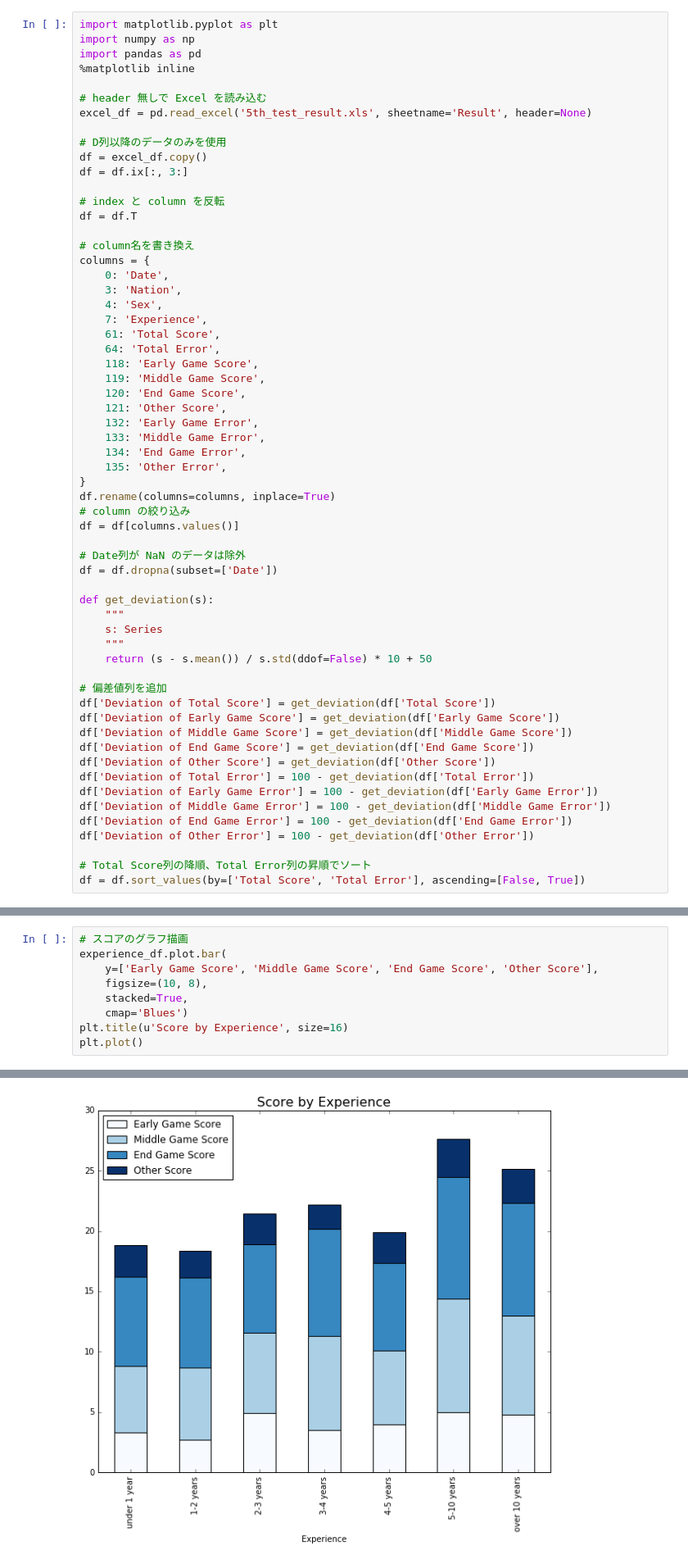
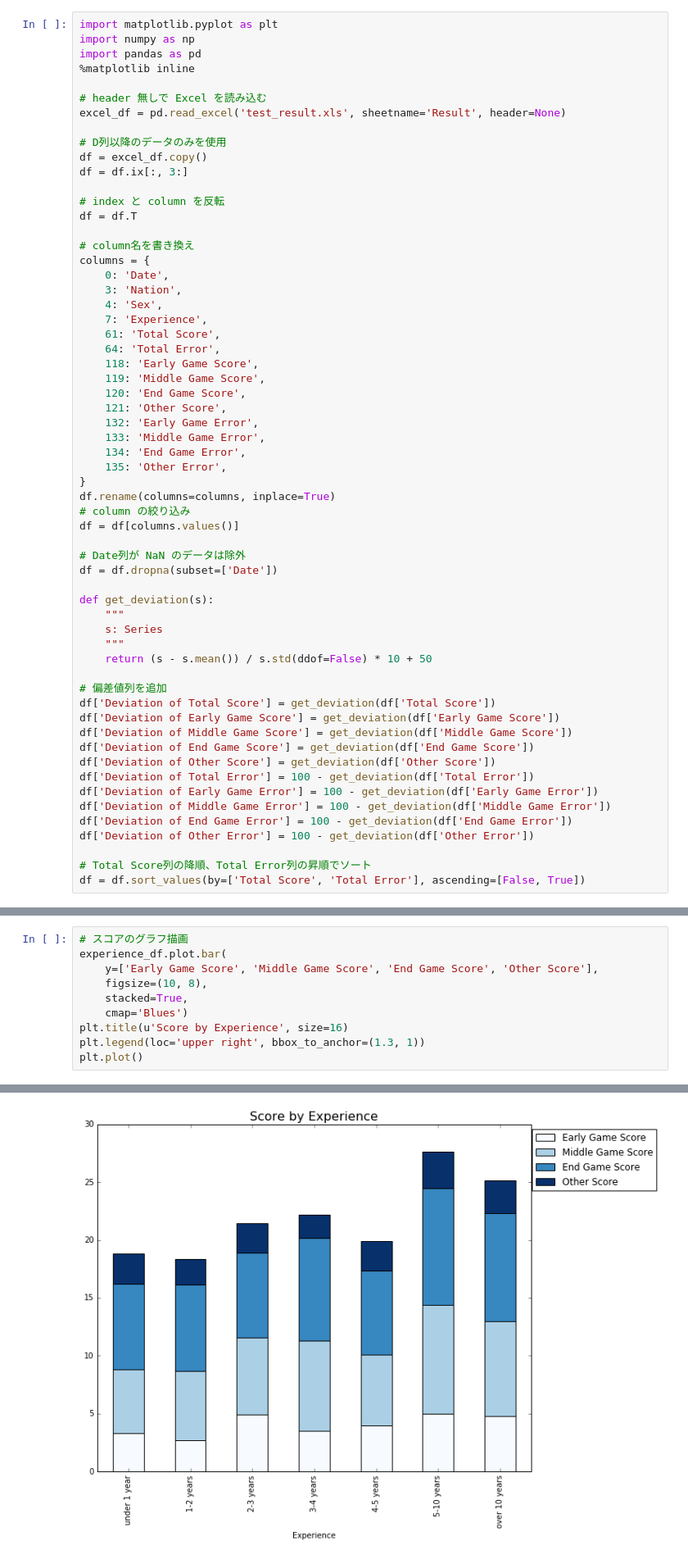
Before and after one commit to akiyoko/bgstat, a Jupyter notebook: 5th/analytics_by_experience.ipynb, the cells around one changed output, grey strips where cells are left out. Shown at 82% size. Drawn from its saved outputs; the diff is of its cells as text.

Commit message:
Put legend out of the window

```diff
--- a/5th/analytics_by_experience.ipynb
+++ b/5th/analytics_by_experience.ipynb
@@ -5,7 +5,7 @@ import pandas as pd
 %matplotlib inline
 
 # header 無しで Excel を読み込む
-excel_df = pd.read_excel('5th_test_result.xls', sheetname='Result', header=None)
+excel_df = pd.read_excel('test_result.xls', sheetname='Result', header=None)
 
 # D列以降のデータのみを使用
 df = excel_df.copy()
@@ -119,15 +119,16 @@ experience_df
 # %%
 # スコアのグラフ描画
 experience_df.plot.bar(
     y=['Early Game Score', 'Middle Game Score', 'End Game Score', 'Other Score'],
     figsize=(10, 8),
     stacked=True,
     cmap='Blues')
 plt.title(u'Score by Experience', size=16)
+plt.legend(loc='upper right', bbox_to_anchor=(1.3, 1))
 plt.plot()
 # %% [output]
 []
-[figure, old version]
+[figure, new version]
 # %%
 # エラーのグラフ描画
 experience_df.plot.bar(
```
Also changed, not shown: parts of 1 cell of this notebook, 1 other file.
